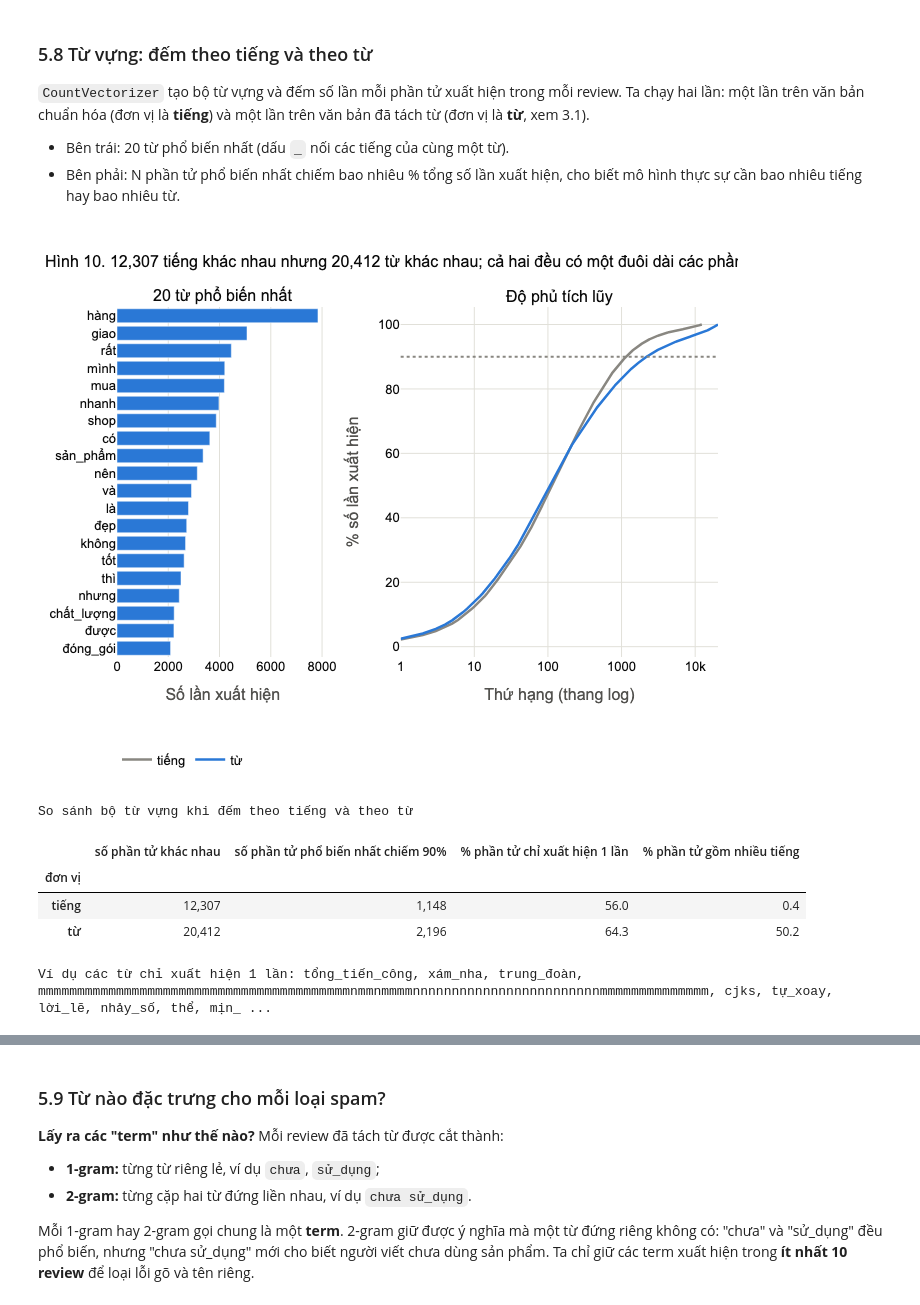
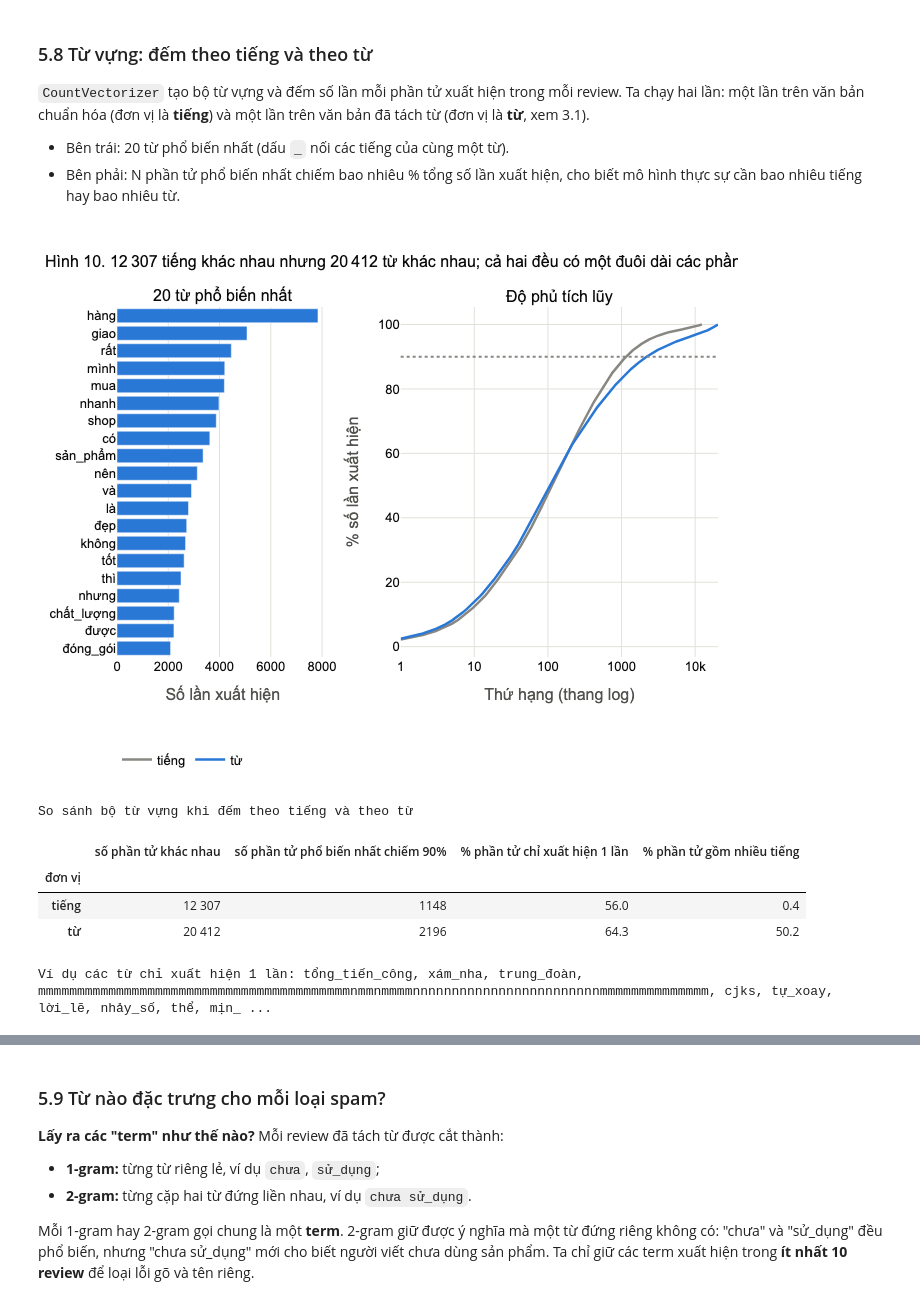
Before and after one commit to trthminh/CO5177, a Jupyter notebook: notebooks/text.ipynb, the cells around one changed output, grey strips where cells are left out. Cells and saved outputs as stored; diff of their text form; code cells hidden in the pictures.

```diff
--- a/notebooks/text.ipynb
+++ b/notebooks/text.ipynb
@@ -178,11 +178,23 @@ def show_fig(fig, title, height=450, **layout):
         fig.write_image(FIGURE_DIR / f"hinh_{number:02d}.png", width=1100, height=height, scale=2)
 
 
+def format_number(value, precision=1):
+    """Viết số theo chuẩn của báo cáo: dấu chấm thập phân (85.4), số từ 5 chữ số tách hàng nghìn
+    bằng khoảng trắng hẹp (19 870), số 4 chữ số viết liền (7280)."""
+    if isinstance(value, (bool, np.bool_)):
+        return value
+    if isinstance(value, (int, np.integer)):
+        return f"{value:,}".replace(",", "\u2009") if abs(value) >= 10000 else str(value)
+    if isinstance(value, (float, np.floating)):
+        return f"{value:.{precision}f}"
+    return value
+
+
 def show_table(table, caption, text_columns=(), hide_index=False, precision=1):
     """Hiển thị bảng có tiêu đề; các cột văn bản được căn trái và tự xuống dòng để đọc hết nội dung."""
     if isinstance(table, pd.Series):
         table = table.to_frame()
-    styler = table.style.set_caption(caption).format(precision=precision, thousands=",")
+    styler = table.style.set_caption(caption).format(lambda value: format_number(value, precision))
     styler = styler.set_table_styles([
         {"selector": "caption", "props": "caption-side: top; text-align: left; font-weight: bold; padding: 6px 0;"},
         {"selector": "th", "props": "text-align: left;"},
@@ -459,11 +467,11 @@ split_share = split_counts.div(split_counts.sum(axis=1), axis=0) * 100
 fig = go.Figure()
 for type_name in split_share.columns:
     fig.add_trace(go.Bar(
-        y=[f"{s} ({split_counts.loc[s].sum():,})" for s in split_share.index], x=split_share[type_name],
+        y=[f"{s} ({format_number(split_counts.loc[s].sum())})" for s in split_share.index], x=split_share[type_name],
         name=type_name, orientation="h", marker_color=TYPE_COLORS[type_name],
         customdata=split_counts[type_name],
         text=[f"{v:.1f}%" for v in split_share[type_name]], textposition="inside", insidetextanchor="middle",
-        hovertemplate="%{y}<br>" + type_name + ": %{customdata:,} review (%{x:.1f}%)<extra></extra>",
+        hovertemplate="%{y}<br>" + type_name + ": %{customdata} review (%{x:.1f}%)<extra></extra>",
     ))
 max_gap = (split_share.max() - split_share.min()).max()
 show_fig(fig, f"Ba tập có tỷ lệ các lớp gần như nhau (chênh lệch lớn nhất {max_gap:.1f} điểm %)",
@@ -942,8 +954,8 @@ for col, counts, colors in [(1, label_counts, LABEL_COLORS), (2, type_counts, TY
     fig.add_trace(go.Bar(
         x=counts.index, y=counts.values, marker_color=[colors[name] for name in counts.index],
         customdata=counts.values / len(train) * 100,
-        text=[f"{n:,}<br>({n / len(train):.1%})" for n in counts], textposition="outside",
-        hovertemplate="%{x}<br>%{y:,} review (%{customdata:.1f}% tập train)<extra></extra>"), row=1, col=col)
+        text=[f"{format_number(n)}<br>({n / len(train):.1%})" for n in counts], textposition="outside",
+        hovertemplate="%{x}<br>%{y} review (%{customdata:.1f}% tập train)<extra></extra>"), row=1, col=col)
     fig.update_yaxes(range=[0, counts.max() * 1.2], row=1, col=col)
 fig.update_yaxes(title_text="Số review", row=1, col=1)
 
@@ -1192,38 +1204,38 @@ for unit_name, counts in units.items():
                        "% phần tử chỉ xuất hiện 1 lần": (counts["số lần"] == 1).mean() * 100,
                        "% phần tử gồm nhiều tiếng": counts.index.str.contains("_").mean() * 100})
 vocab_summary = pd.DataFrame(vocab_rows).set_index("đơn vị")
 
 top_words = units["từ"].head(20).iloc[::-1]
 fig = make_subplots(rows=1, cols=2, column_widths=[0.4, 0.6], horizontal_spacing=0.12,
                     subplot_titles=("20 từ phổ biến nhất", "Độ phủ tích lũy"))
 fig.add_trace(go.Bar(
     x=top_words["số lần"], y=top_words.index, orientation="h", marker_color=BLUE, showlegend=False,
     customdata=np.stack([top_words["số review"], top_words["số review"] / len(train) * 100], axis=-1),
-    hovertemplate='"%{y}": %{x:,} lần<br>có trong %{customdata[0]:,} review (%{customdata[1]:.1f}%)<extra></extra>'),
+    hovertemplate='"%{y}": %{x} lần<br>có trong %{customdata[0]} review (%{customdata[1]:.1f}%)<extra></extra>'),
     row=1, col=1)
 for unit_name, color in [("tiếng", MUTED), ("từ", BLUE)]:
     curve = coverage[unit_name]
     fig.add_trace(go.Scatter(x=np.arange(1, len(curve) + 1), y=curve.values, mode="lines", name=unit_name,
                              line=dict(color=color, width=2.5),
-                             hovertemplate="%{x:,} " + unit_name + " phổ biến nhất chiếm %{y:.1f}% số lần xuất hiện<extra></extra>"),
+                             hovertemplate="%{x} " + unit_name + " phổ biến nhất chiếm %{y:.1f}% số lần xuất hiện<extra></extra>"),
                   row=1, col=2)
 fig.add_hline(y=90, line_dash="dot", line_color=MUTED, row=1, col=2)
 fig.update_xaxes(title_text="Số lần xuất hiện", row=1, col=1)
 fig.update_xaxes(title_text="Thứ hạng (thang log)", type="log", row=1, col=2)
 fig.update_yaxes(title_text="% số lần xuất hiện", row=1, col=2)
-show_fig(fig, f"{len(units['tiếng']):,} tiếng khác nhau nhưng {len(units['từ']):,} từ khác nhau; "
+show_fig(fig, f"{format_number(len(units['tiếng']))} tiếng khác nhau nhưng {format_number(len(units['từ']))} từ khác nhau; "
               f"cả hai đều có một đuôi dài các phần tử hiếm", height=560, legend=BOTTOM_LEGEND)
 
 show_table(vocab_summary, "So sánh bộ từ vựng khi đếm theo tiếng và theo từ")
 rare_words = units["từ"].loc[units["từ"]["số lần"] == 1].sample(15, random_state=SEED)
 print("Ví dụ các từ chỉ xuất hiện 1 lần:", ", ".join(rare_words.index))
 # %% [output]
 [figure]
 So sánh bộ từ vựng khi đếm theo tiếng và theo từ
 |  | số phần tử khác nhau | số phần tử phổ biến nhất chiếm 90% | % phần tử chỉ xuất hiện 1 lần | % phần tử gồm nhiều tiếng |
 | đơn vị |  |  |  |  |
-| tiếng | 12,307 | 1,148 | 56.0 | 0.4 |
-| từ | 20,412 | 2,196 | 64.3 | 50.2 |
+| tiếng | 12 307 | 1148 | 56.0 | 0.4 |
+| từ | 20 412 | 2196 | 64.3 | 50.2 |
 Ví dụ các từ chỉ xuất hiện 1 lần: tổng_tiến_công, xám_nha, trung_đoàn, mmmmmmmmmmmmmmmmmmmmmmmmmmmmmmmmmmmmmmmmnmmnmmmmnnnnnnnnnnnnnnnnnnnnnnnnmmmmmmmmmmmmmm, cjks, tự_xoay, lời_lẽ, nhảy_số, thể, mịn_ ...
 # %% [markdown]
 **Nhận xét.**
```
Also changed, not shown: parts of 73 cells of this notebook.
